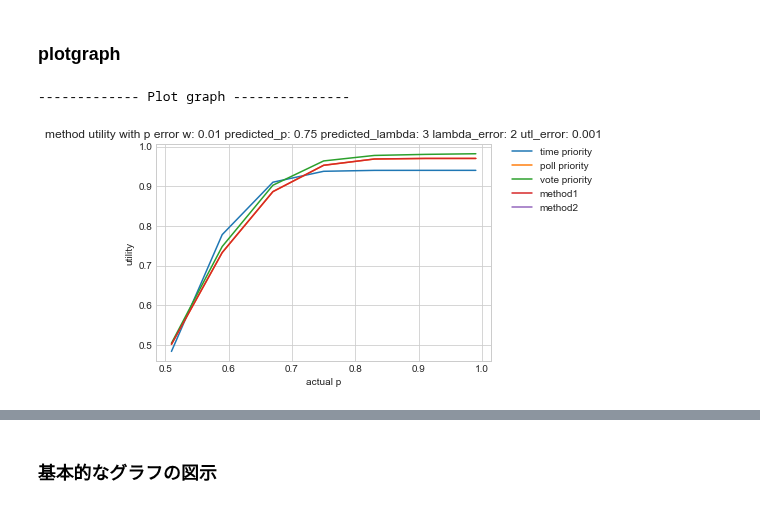
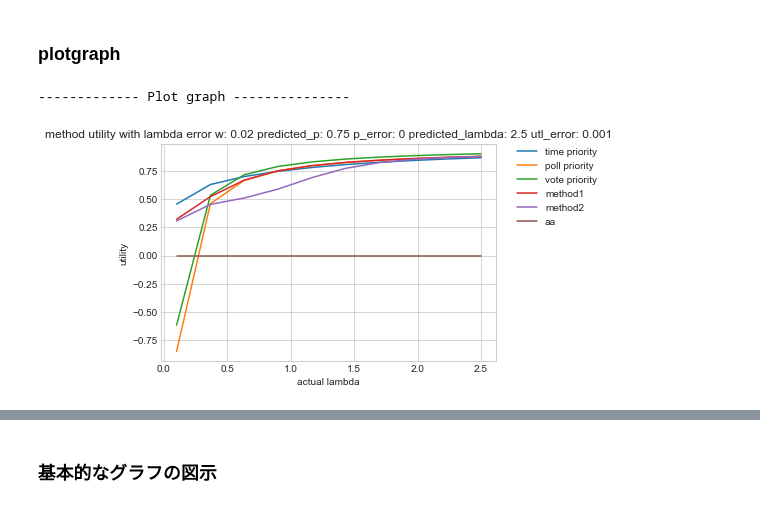
Before and after one commit to k33asby/opinion-aggregation-experiment, a Jupyter notebook: py/opinion-aggregation-experiment.ipynb, the cells around one changed output, grey strips where cells are left out. Cells and saved outputs as stored; diff of their text form; code cells hidden in the pictures.

```diff
--- a/py/opinion-aggregation-experiment.ipynb
+++ b/py/opinion-aggregation-experiment.ipynb
@@ -458,0 +426,17 @@ print max_method2(w, p, lambda_poisson, 0)
+# %%
+print "start"
+
+w = 0.02
+p = 0.65
+lambda_poisson = 2.5
+lambda_poisson_error = 0
+print "time"
+print max_time_priority_with_error(w, p, 0, lambda_poisson, lambda_poisson_error)
+print "poll"
+print max_poll_priority_with_error(w, p, 0, lambda_poisson, lambda_poisson_error)
+print "vote"
+print max_vote_priority_with_error(w, p, 0,lambda_poisson, lambda_poisson_error)
+print "m1"
+print max_method1_with_error(w, p, 0,lambda_poisson, lambda_poisson_error)[0]
+print "m2"
+print max_method2_with_error(w, p, 0,lambda_poisson, lambda_poisson_error, 0.001)
@@ -460,27 +456,29 @@ print max_method2(w, p, lambda_poisson, 0)
 ### plotgraph
 # %%
 print "------------- Plot graph ---------------"
+# 横軸 実際のlambda, 縦軸 utility
 @lru_cache(maxsize=None)
-def plot_method_utility_with_p_error(w, predicted_p, predicted_lambda_poisson, lambda_poison_error, utl_error):
-    x_axis = np.linspace(0.51, 0.99, 7)
-    time_priority_axis = [max_time_priority_with_error(w, predicted_p, p - predicted_p, predicted_lambda_poisson, lambda_poison_error) for p in x_axis]
-    poll_priority_axis = [max_poll_priority_with_error(w, predicted_p, p - predicted_p, predicted_lambda_poisson, lambda_poison_error) for p in x_axis]
-    vote_priority_axis = [max_vote_priority_with_error(w, predicted_p, p - predicted_p, predicted_lambda_poisson, lambda_poison_error) for p in x_axis]
-    method1_axis = [max_method1_with_error(w, predicted_p, p - predicted_p, predicted_lambda_poisson, lambda_poison_error)[0] for p in x_axis]
-    method2_axis = [max_method2_with_error(w, predicted_p, p - predicted_p, predicted_lambda_poisson, lambda_poison_error, utl_error) for p in x_axis]
-    plt.title('method utility with p error w: {0} predicted_p: {1} predicted_lambda: {2} lambda_error: {3} utl_error: {4}'.format(w, predicted_p, predicted_lambda_poisson, lambda_poison_error, utl_error))
-    plt.xlabel('actual p')
+def plot_method_utility_with_lambda_poisson_error(w, predicted_p, p_error, predicted_lambda_poisson, utl_error):
+    x_axis = np.linspace(0.1, 2.5, 10)
+    time_priority_axis = [max_time_priority_with_error(w, predicted_p, p_error, predicted_lambda_poisson, lambda_poisson - predicted_lambda_poisson) for lambda_poisson in x_axis]
+    poll_priority_axis = [max_poll_priority_with_error(w, predicted_p, p_error, predicted_lambda_poisson, lambda_poisson - predicted_lambda_poisson) for lambda_poisson in x_axis]
+    vote_priority_axis = [max_vote_priority_with_error(w, predicted_p, p_error, predicted_lambda_poisson, lambda_poisson - predicted_lambda_poisson) for lambda_poisson in x_axis]
+    method1_axis = [max_method1_with_error(w, predicted_p, p_error, predicted_lambda_poisson, lambda_poisson - predicted_lambda_poisson)[0] for lambda_poisson in x_axis]
+    method2_axis = [max_method2_with_error(w, predicted_p, p_error, predicted_lambda_poisson, lambda_poisson - predicted_lambda_poisson, utl_error) for lambda_poisson in x_axis]
+    plt.title('method utility with lambda error w: {0} predicted_p: {1} p_error: {2} predicted_lambda: {3} utl_error: {4}'.format(w, predicted_p, p_error, predicted_lambda_poisson, utl_error))
+    plt.xlabel('actual lambda')
     plt.ylabel('utility')
     plt.plot(x_axis, time_priority_axis, label="time priority")
     plt.plot(x_axis, poll_priority_axis, label="poll priority")
     plt.plot(x_axis, vote_priority_axis, label="vote priority")
     plt.plot(x_axis, method1_axis, label="method1")
     plt.plot(x_axis, method2_axis, label="method2")
+    plt.plot(x_axis, x_axis*0, label="aa" )
     plt.legend(bbox_to_anchor=(1.05, 1), loc='upper left', borderaxespad=0)
-    plt.savefig("method_utility_with_p_error.png")
+    plt.savefig("method_utility_with_lambda_poisson_error.png")
     plt.show()
 
-%time plot_method_utility_with_p_error(0.01, 0.75, 3, , 0.001)
+%time plot_method_utility_with_lambda_poisson_error(0.02, 0.75, 0, 2.5, 0.001)
 # %% [output]
 ------------- Plot graph ---------------
-[figure, old version]
+[figure, new version]
```
Also changed, not shown: parts of 15 cells of this notebook, 5 other files.
